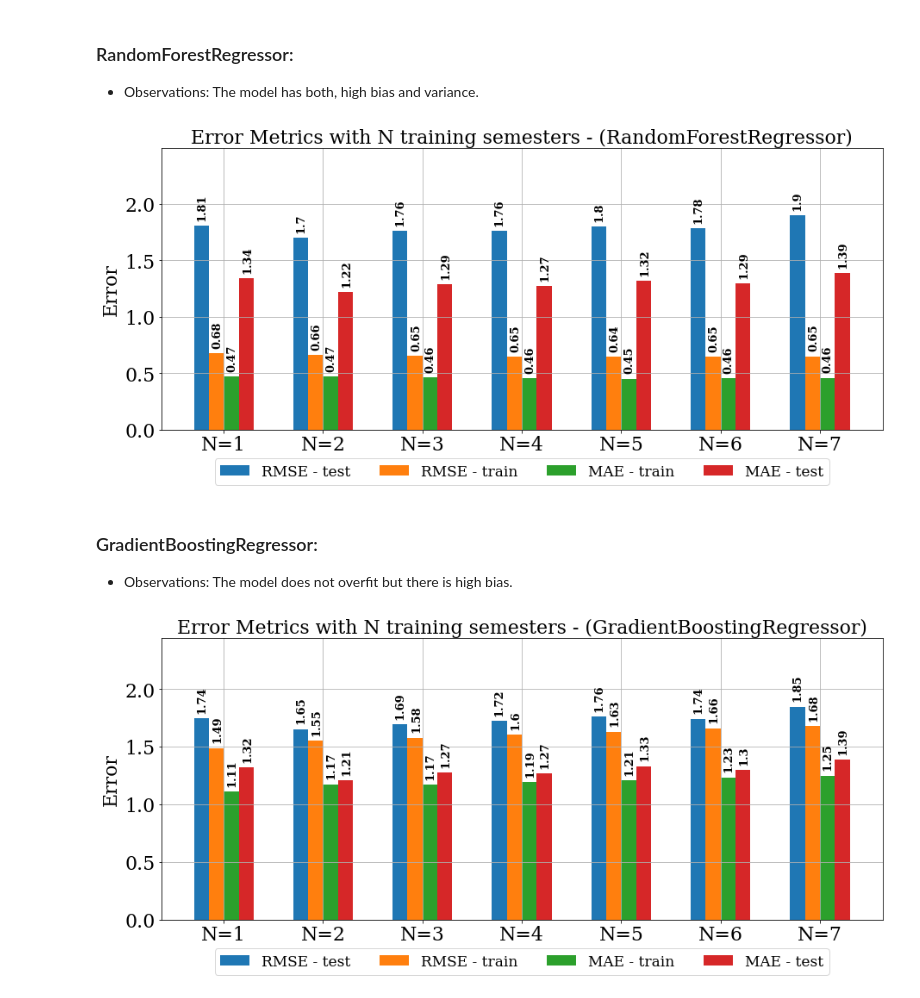
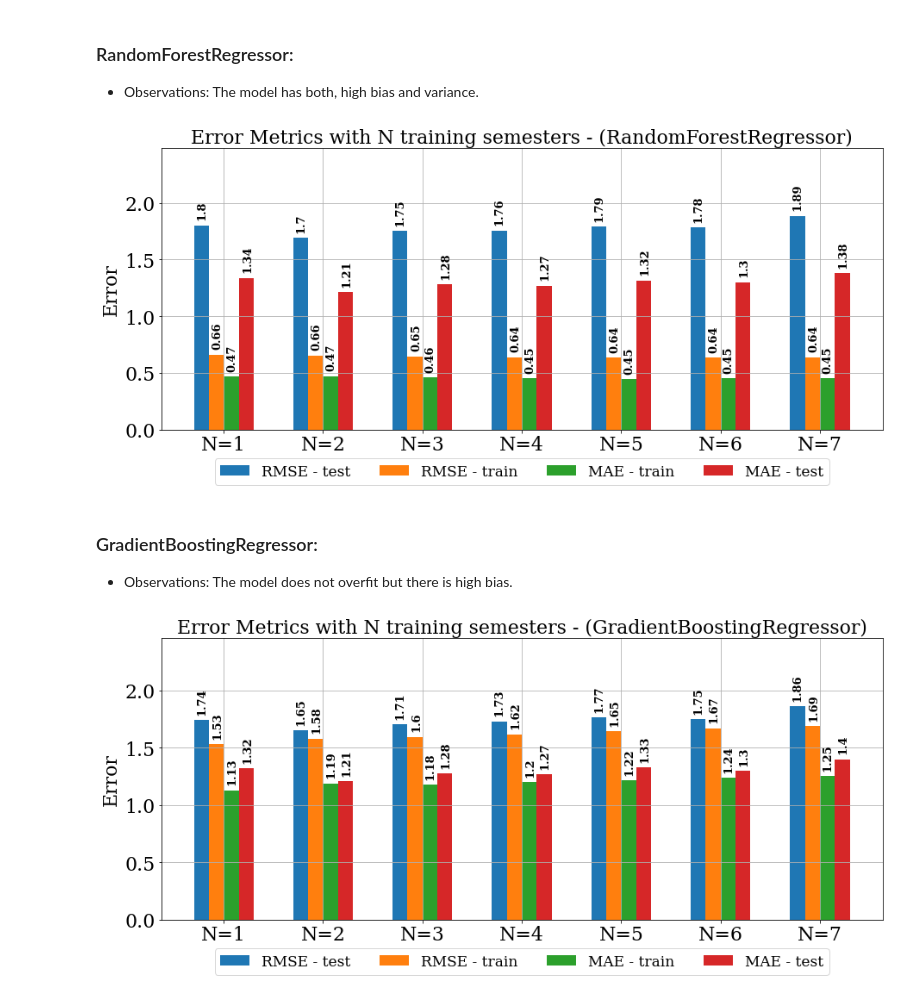
Before and after one commit to ali0jn/academic-success, a Jupyter notebook: experiments/baseline__regression.ipynb, the cells around one changed output. Saved outputs shown, nothing was run; the diff lists cells and outputs as text; code cells hidden in the pictures.

```diff
--- a/experiments/baseline__regression.ipynb
+++ b/experiments/baseline__regression.ipynb
@@ -192,7 +186,8 @@ plot_error_score(scores, 'Lasso')
 ### Ridge:
 * Observations: The model does not overfit but there is high bias.
 # %%
-scores = get_error_score(df, columns, Ridge())
+hps = tuned_hyperparams['Ridge']
+scores = get_error_score(df, columns, Ridge(alpha=hps['alpha']))
 model_results['Ridge'] = scores
 plot_error_score(scores, 'Ridge')
 # %% [output]
@@ -202,7 +197,8 @@ plot_error_score(scores, 'Ridge')
 ### BaggingRegressor:
 * Observations: The model has both, high bias and variance.
 # %%
-scores = get_error_score(df, columns, BaggingRegressor())
+hps = tuned_hyperparams['BaggingRegressor']
+scores = get_error_score(df, columns, BaggingRegressor(n_estimators=hps['n_estimators']))
 model_results['Bagging'] = scores
 plot_error_score(scores, 'BaggingRegressor')
 # %% [output]
@@ -211,7 +207,8 @@ plot_error_score(scores, 'BaggingRegressor')
 ### AdaBoostRegressor:
 * Observations: The model does not overfit but there is high bias.
 # %%
-scores = get_error_score(df, columns, AdaBoostRegressor())
+hps = tuned_hyperparams['AdaBoostRegressor']
+scores = get_error_score(df, columns, AdaBoostRegressor(n_estimators=hps['n_estimators'], learning_rate=hps['learning_rate']))
 model_results['AdaBoostRegressor'] = scores
 plot_error_score(scores, 'AdaBoostRegressor')
 # %% [output]
@@ -220,20 +217,23 @@ plot_error_score(scores, 'AdaBoostRegressor')
 ### RandomForestRegressor:
 * Observations: The model has both, high bias and variance.
 # %%
-scores = get_error_score(df, columns, RandomForestRegressor())
+hps = tuned_hyperparams['RandomForestRegressor']
+scores = get_error_score(df, columns, RandomForestRegressor(n_estimators=hps['n_estimators']))
 model_results['RandomForestRegressor'] = scores
 plot_error_score(scores, 'RandomForestRegressor')
 # %% [output]
-[figure, old version]
+[figure, new version]
 # %% [markdown]
 ### GradientBoostingRegressor:
 * Observations: The model does not overfit but there is high bias.
 # %%
-scores = get_error_score(df, columns, GradientBoostingRegressor())
+hps = tuned_hyperparams['GradientBoostingRegressor']
+scores = get_error_score(df, columns, GradientBoostingRegressor(learning_rate=hps['learning_rate'], loss=hps['loss'],
+                                                                n_estimators=hps['n_estimators'], max_depth=hps['max_depth']))
 model_results['GradientBoostingRegressor'] = scores
 plot_error_score(scores, 'GradientBoostingRegressor')
 # %% [output]
-[figure, old version]
+[figure, new version]
 # %%
 with open('baseline_regression_results.json', 'w') as fw:
     json.dump(model_results, fw)
```
Also changed, not shown: parts of 12 cells of this notebook, 36 other files.
